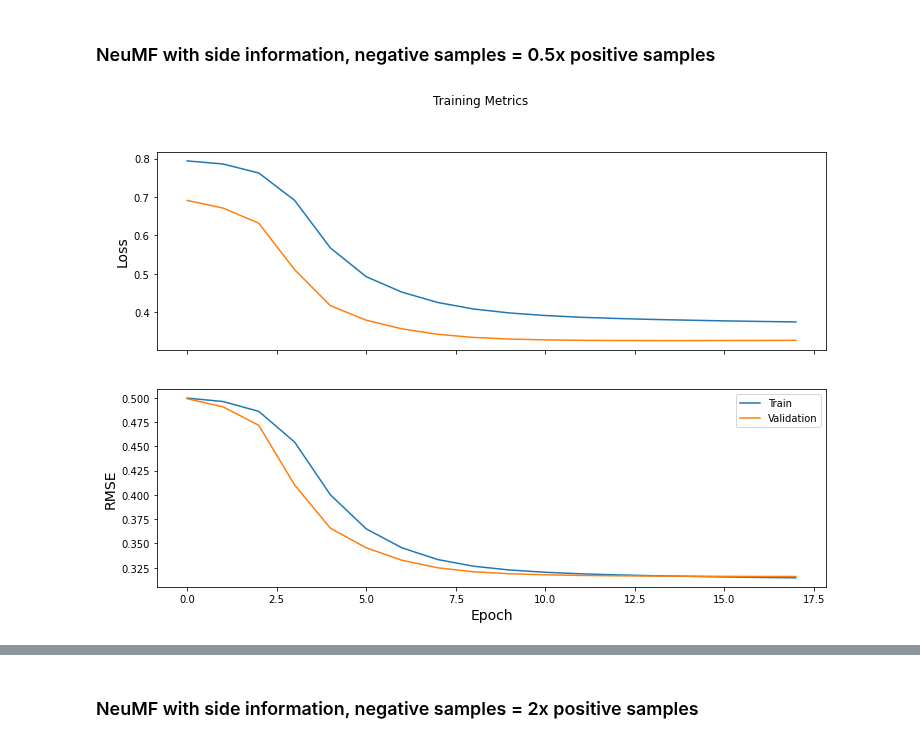
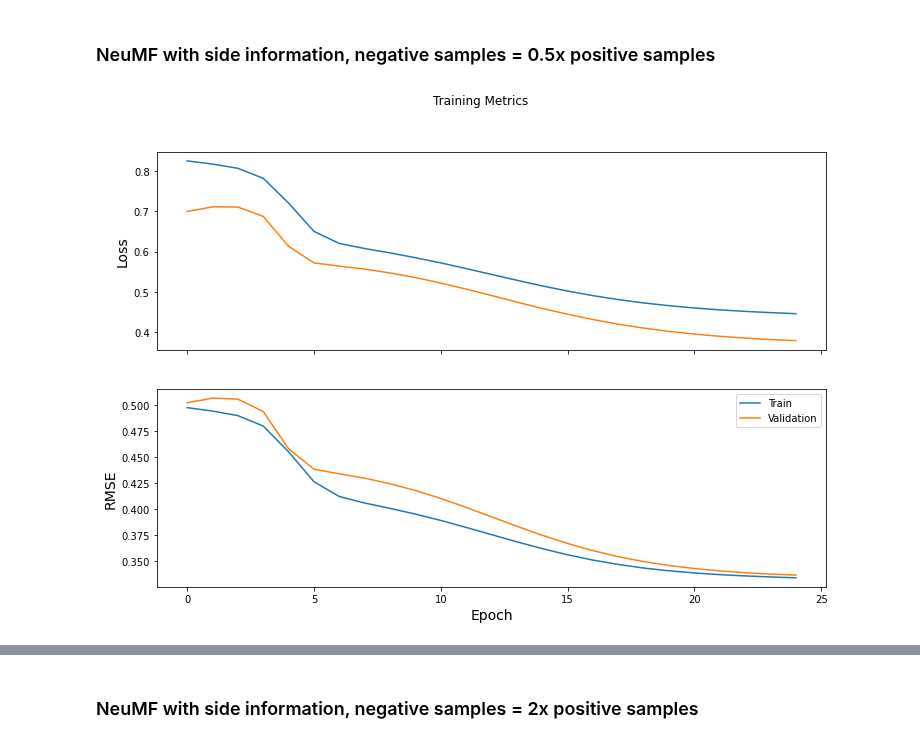
Before and after one commit to TimofeevAlex/LastFM, a Jupyter notebook: Deep_latent_FM_main.ipynb, the cells around one changed output, grey strips where cells are left out. Drawn from its saved outputs; the diff is of its cells as text; code cells hidden in the pictures.

Commit message:
Add experiments with cold start, number of negative sample, new variants of neumf

```diff
--- a/Deep_latent_FM_main.ipynb
+++ b/Deep_latent_FM_main.ipynb
@@ -223,7 +214,7 @@ for epoch in range(num_epochs):
 # %%
 # model = tf.keras.models.load_model('saved_model/2021-05-16 20:01:08.830391/model_20')
 # %%
-probs, loss, rmse = test_one_epoch(test_step, test_dataset, test_loss_avg, test_rmse, si=True)
+probs, loss, rmse = test_one_epoch(test_step, test_dataset, lastfm_360_demo, test_loss_avg, test_rmse, threshold, si=True)
 print('Test loss:', loss)
 print('Test RMSE:', rmse)
 # %% [output]
@@ -231,0 +249,4 @@ Test RMSE: 0.25280124
+# %%
+model = create_neumf_only_si(num_factors, num_user_features, num_artists, num_users, reg=0.1)
+optimizer = tf.keras.optimizers.Adam(learning_rate=2e-4)
+loss_fn = tf.keras.losses.BinaryCrossentropy(from_logits=False)
@@ -231,0 +304,5 @@ Test RMSE: 0.25280124
+# %%
+probs, loss, rmse = test_one_epoch(test_step, test_dataset, lastfm_360_demo, \
+                                   test_loss_avg, test_rmse, threshold, si=False, only_si=True)
+print('Test loss:', loss)
+print('Test RMSE:', rmse)
@@ -258,7 +338,7 @@ Arhr: 1.1632604816417103
 # %% [markdown]
 ### NeuMF with side information, negative samples = 0.5x positive samples
 # %%
-negative_train = train[train['ratings'] == 0]
+negative_train = train[train['rating'] == 0]
 negative_train = negative_train.sample(negative_train.shape[0] // 2)
 train_half = train.drop(negative_train.index)
 # %%
@@ -269,7 +349,7 @@ model = create_neumf_model_si(num_factors, num_user_features, num_artists, num_u
 optimizer = tf.keras.optimizers.Adam(learning_rate=2e-4)
 loss_fn = tf.keras.losses.BinaryCrossentropy(from_logits=False)
 # %%
-num_epochs = 18
+num_epochs = 25
 log_frequency = 1
 
 epoch_loss_avg = tf.keras.metrics.Mean()
@@ -286,37 +366,37 @@ test_step = create_test_step(model, loss_fn, test_loss_avg, test_rmse)
 train_loss_results = []
 train_rmse_results = []
 val_loss_results = []
 val_rmse_results = []
 
 timenow = str(datetime.now())
 
 try:
     os.mkdir('saved_model/' + timenow)
 except OSError as error:
     print(error)
 
 try:
     os.mkdir('plots')
 except OSError as error:
     print(error)
 
 for epoch in range(num_epochs):
-    loss, rmse = train_one_epoch(train_step, train_dataset, epoch_loss_avg, epoch_rmse, si=True)
+    loss, rmse = train_one_epoch(train_step, train_dataset, lastfm_360_demo, epoch_loss_avg, epoch_rmse, threshold, si=True)
     train_loss_results.append(loss)
     train_rmse_results.append(rmse)
 
     if (epoch + 1) % log_frequency == 0:
         # Save model
         model.save('saved_model/' + timenow + '/model_' + str(epoch))
         # Validation
-        loss, rmse = validate_one_epoch(val_step, valid_dataset, val_loss_avg, val_rmse, si=True)
+        loss, rmse = validate_one_epoch(val_step, valid_dataset, lastfm_360_demo, val_loss_avg, val_rmse, threshold, si=True)
         val_loss_results.append(loss)
         val_rmse_results.append(rmse)
         # Plot metrics
         clear_output(wait=True)
-        plot_metrics(train_loss_results, train_rmse_results, val_loss_results, val_rmse_results, log_frequency, timenow)
+        plot_metrics(train_loss_results, train_rmse_results, val_loss_results, val_rmse_results, epoch, log_frequency, timenow)
 # %% [output]
-[figure, old version]
+[figure, new version]
 # %%
 # model = tf.keras.models.load_model('saved_model/2021-05-16 20:01:08.830391/model_20')
 # %%
```
Also changed, not shown: parts of 41 cells of this notebook.
